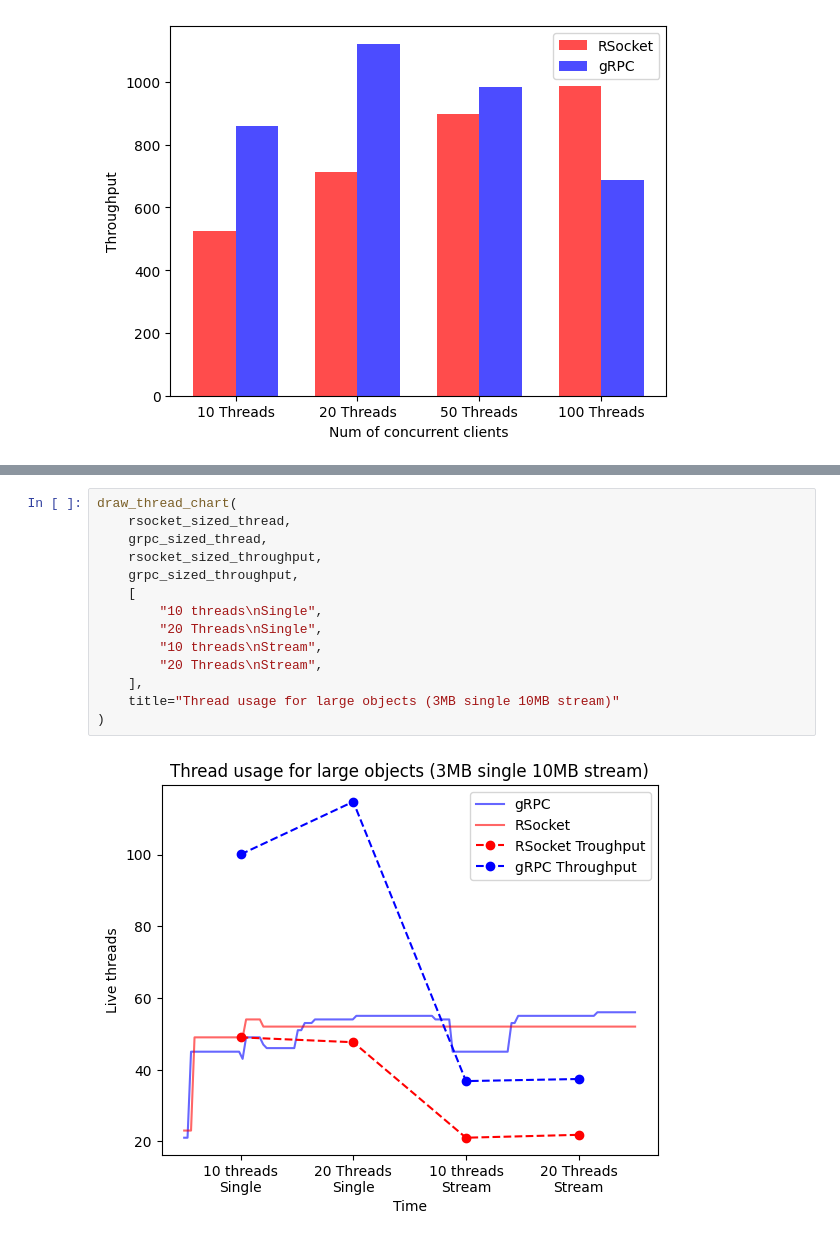
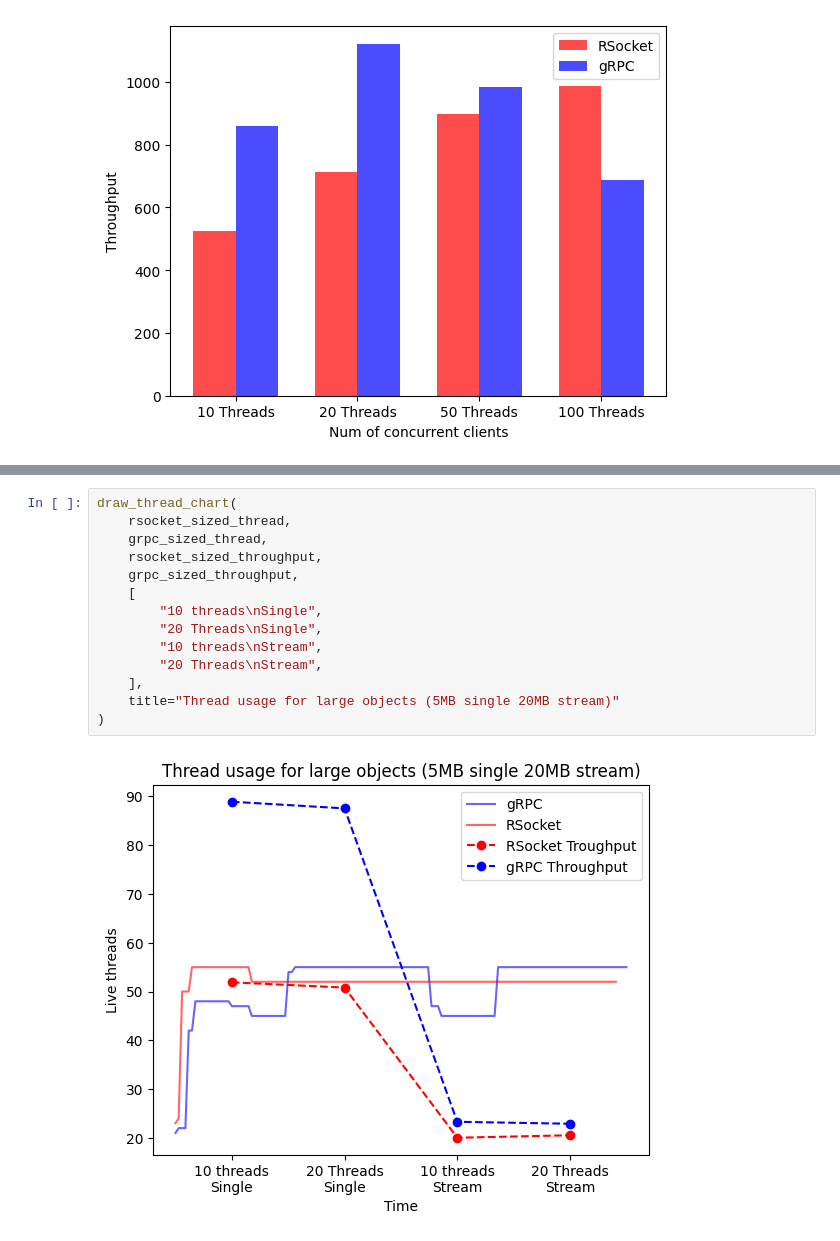
Before and after one commit to pratham-kundan/rsocket-grpc-benchmark, a Jupyter notebook: Results/scripts/iscript.ipynb, the cells around one changed output, grey strips where cells are left out. Cells and saved outputs as stored; diff of their text form.

```diff
--- a/Results/scripts/iscript.ipynb
+++ b/Results/scripts/iscript.ipynb
@@ -442,19 +442,19 @@ draw_mem_chart(
 # %%
 draw_thread_chart(
     rsocket_sized_thread,
     grpc_sized_thread,
     rsocket_sized_throughput,
     grpc_sized_throughput,
     [
         "10 threads\nSingle",
         "20 Threads\nSingle",
         "10 threads\nStream",
         "20 Threads\nStream",
     ],
-    title="Thread usage for large objects (3MB single 10MB stream)"
+    title="Thread usage for large objects (5MB single 20MB stream)"
 )
 # %% [output]
-[figure, old version]
+[figure, new version]
 # %%
 draw_throughput_chart(
     rsocket_sized_throughput,
```
Also changed, not shown: parts of 8 cells of this notebook, 18 other files.
